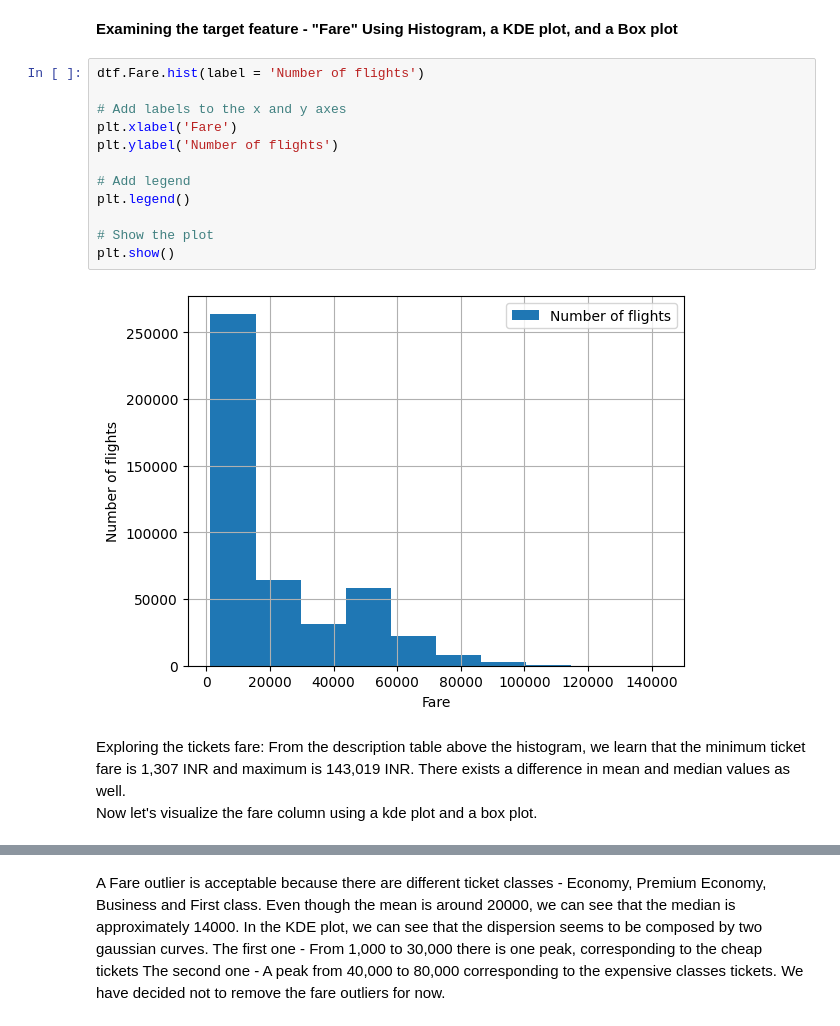
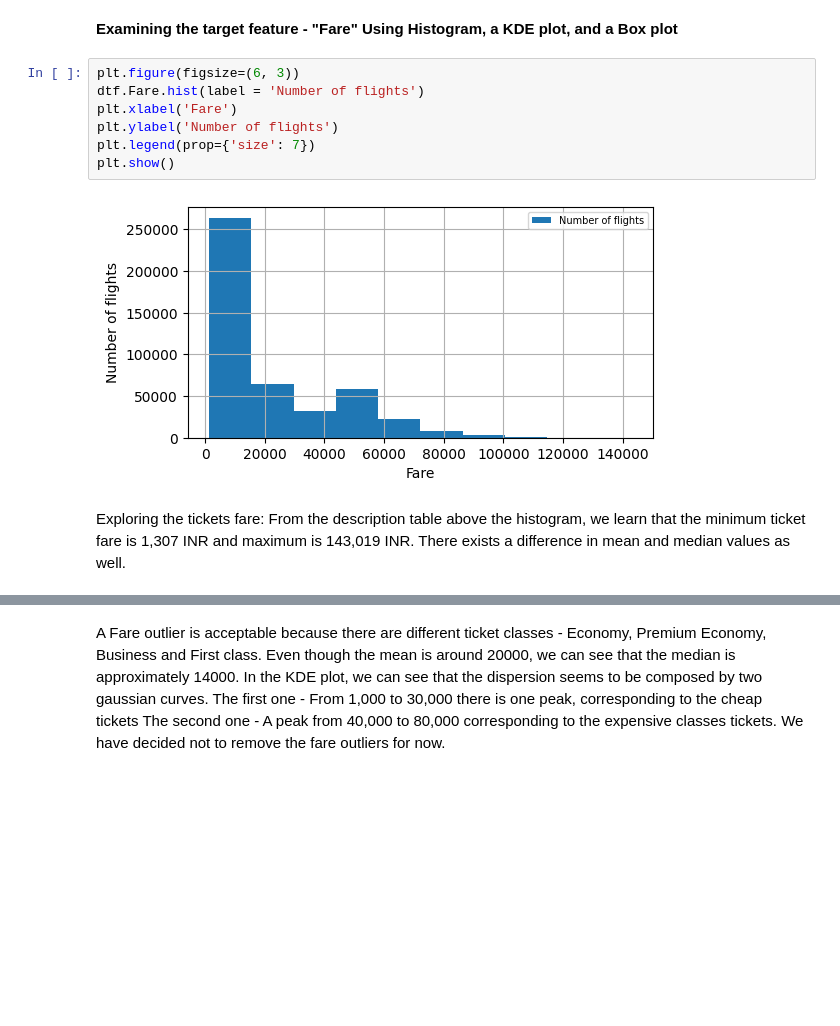
Before and after one commit to NoamGini/Tabular-data-science---Airfare, a Jupyter notebook: Pipeline.ipynb, the cells around one changed output, grey strips where cells are left out. Drawn from its saved outputs; the diff is of its cells as text; blank space fills up the shorter version.

```diff
--- a/Pipeline.ipynb
+++ b/Pipeline.ipynb
@@ -60,20 +55,14 @@ dtf.describe()
 # %% [markdown]
 **Examining the target feature - "Fare" Using Histogram, a KDE plot, and a Box plot**
 # %%
+plt.figure(figsize=(6, 3))
 dtf.Fare.hist(label = 'Number of flights')
-
-# Add labels to the x and y axes
 plt.xlabel('Fare')
 plt.ylabel('Number of flights')
-
-# Add legend
-plt.legend()
-
-# Show the plot
+plt.legend(prop={'size': 7})
 plt.show()
 # %% [output]
-[figure, old version]
+[figure, new version]
 # %% [markdown]
 Exploring the tickets fare:
 From the description table above the histogram, we learn that the minimum ticket fare is 1,307 INR and maximum is 143,019 INR. There exists a difference in mean and median values as well.
-Now let's visualize the fare column using a kde plot and a box plot.
```
Also changed, not shown: parts of 134 cells of this notebook.
